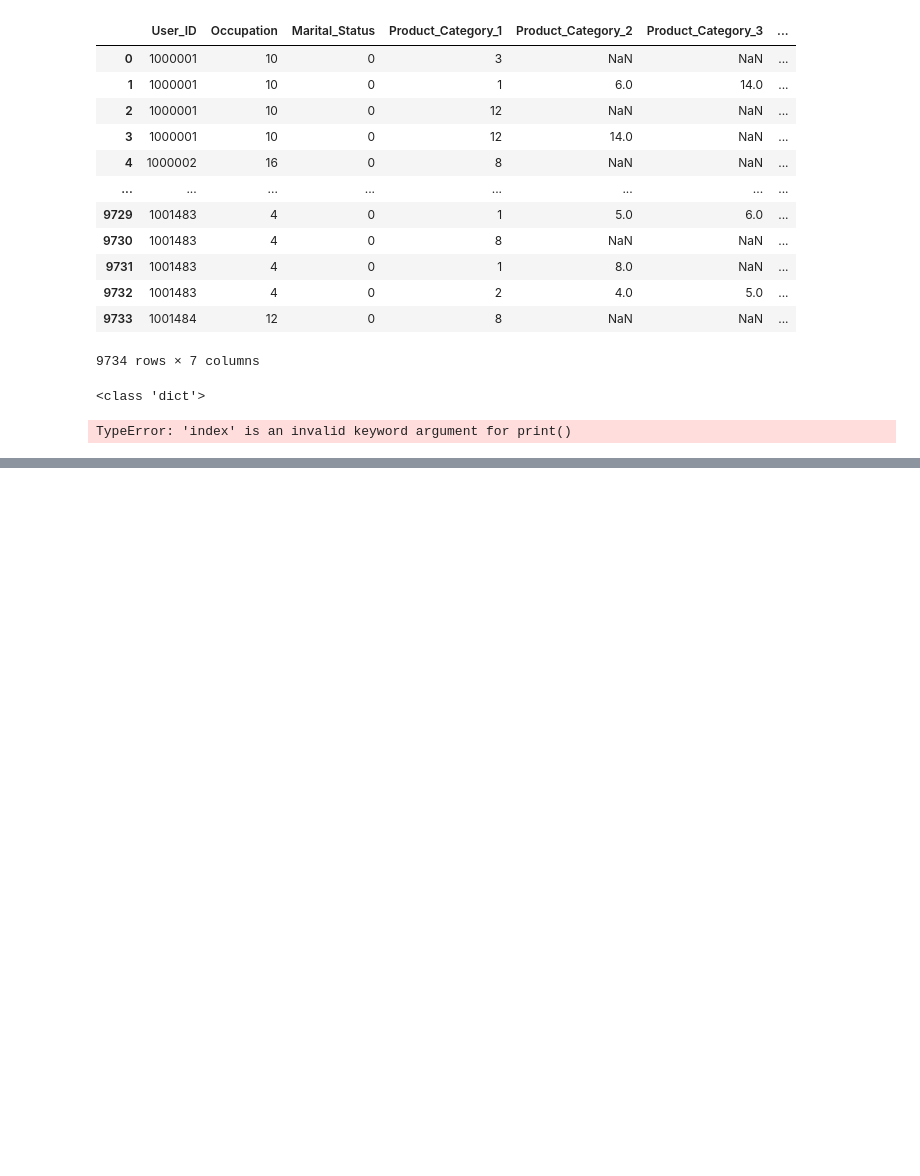
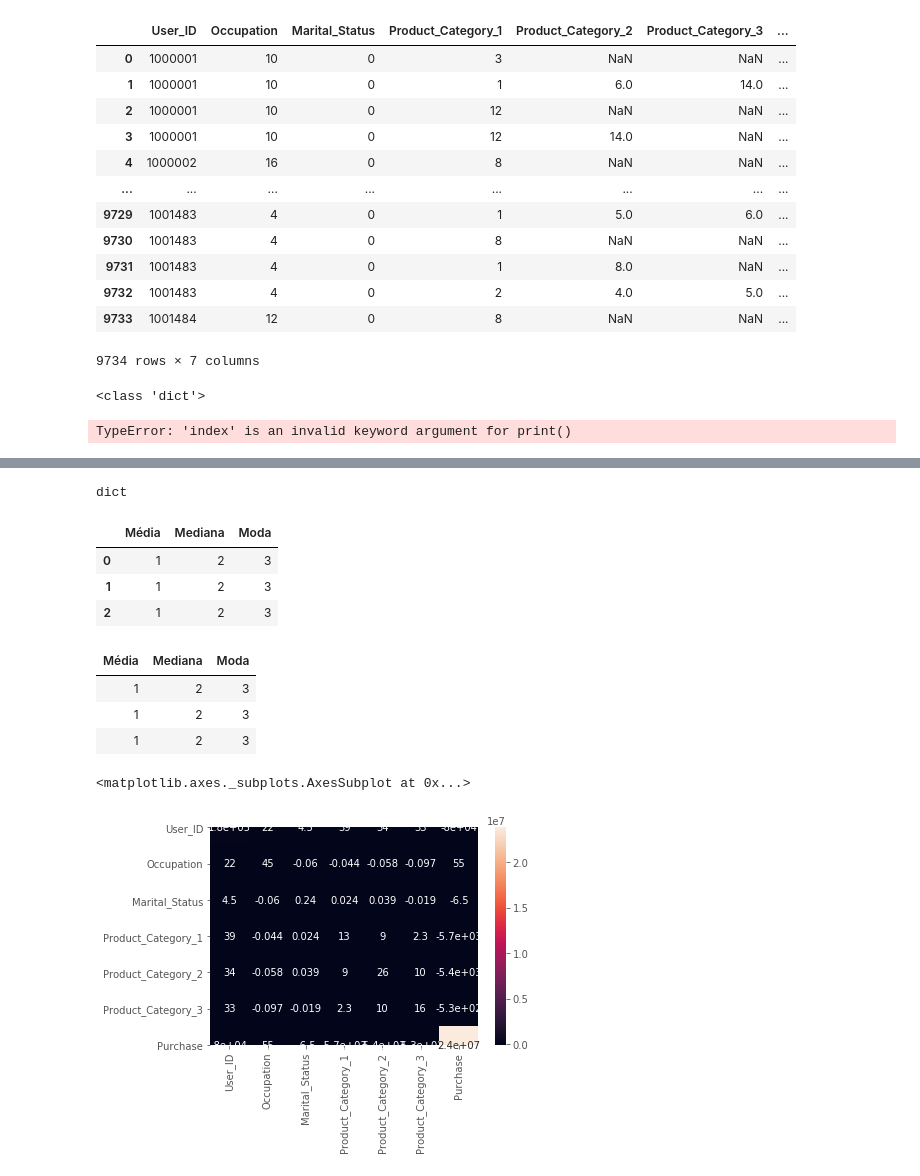
Before and after one commit to diasctiago/cod-streamlit, a Jupyter notebook: cod-streamlit.ipynb, the cells around one changed output, grey strips where cells are left out. Saved outputs shown, nothing was run; the diff lists cells and outputs as text; code cells hidden in the pictures; blank space fills up the shorter version.

```diff
--- a/cod-streamlit.ipynb
+++ b/cod-streamlit.ipynb
@@ -11,7 +11,7 @@ plt.style.use('ggplot')
 # %% [output]
 Populating the interactive namespace from numpy and matplotlib
 # %%
-df = pd.read_csv('black_friday.csv')
+df = pd.read_csv('C:\\Users\\TiagoDias\\Downloads\\black_friday.csv')
 # %%
 idade = df['Gender'].values
 print(idade)
@@ -137,0 +147,13 @@ TypeError: 'index' is an invalid keyword argument for print()
+# %%
+tabela = {'Média': 1, 'Mediana': 2, 'Moda': 3}
+type(tabela)
+# %% [output]
+dict
+# %%
+df2 = pd.DataFrame(data=tabela, index=[0,1,2])
+df2
+# %% [output]
+|  | Média | Mediana | Moda |
+| 0 | 1 | 2 | 3 |
+| 1 | 1 | 2 | 3 |
+| 2 | 1 | 2 | 3 |
@@ -137,0 +162,12 @@ TypeError: 'index' is an invalid keyword argument for print()
+# %%
+df3
+# %% [output]
+| Média | Mediana | Moda |
+| 1 | 2 | 3 |
+| 1 | 2 | 3 |
+| 1 | 2 | 3 |
+# %%
+sns.heatmap(df.cov(),annot=True)
+# %% [output]
+<matplotlib.axes._subplots.AxesSubplot at 0x...>
+[figure, added]
```
Also changed, not shown: parts of 2 cells of this notebook, 1 other file.
